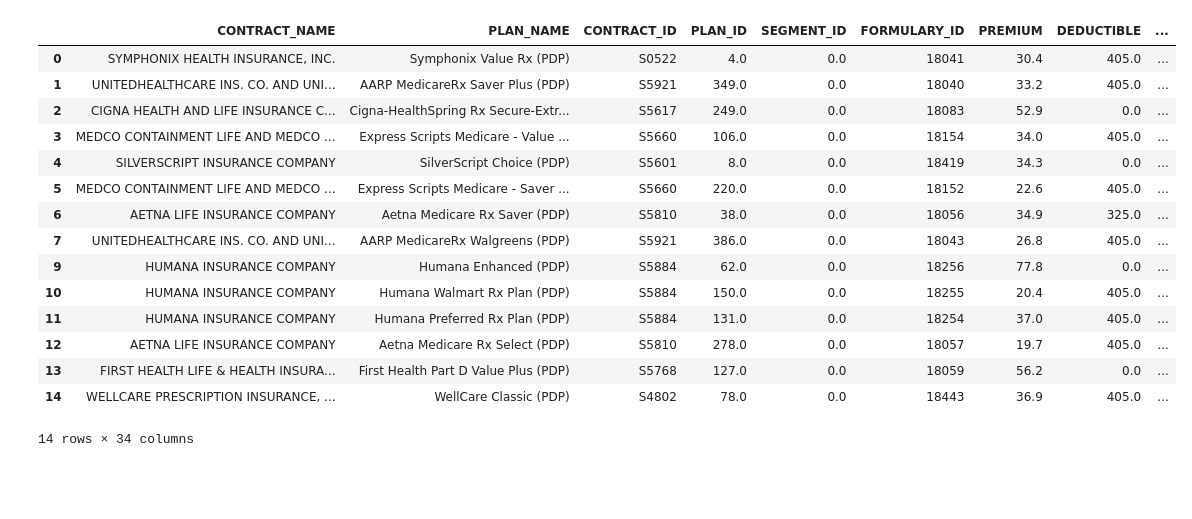
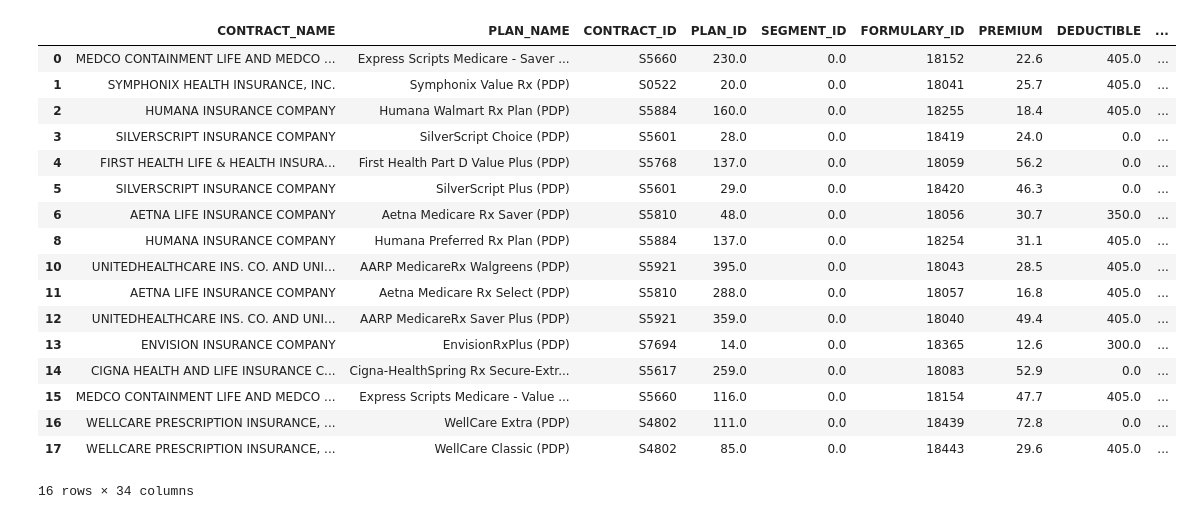
Before and after one commit to khayyamsaleem/medaccess, a Jupyter notebook: test_rxcuis.ipynb, the cells around one changed output. Drawn from its saved outputs; the diff is of its cells as text; code cells hidden in the pictures; blank space fills up the shorter version.

```diff
--- a/test_rxcuis.ipynb
+++ b/test_rxcuis.ipynb
@@ -6,13 +6,14 @@ import pandas as pd
 conn = sqlite3.connect("db/pharm_data.db", check_same_thread=False)
 # %%
 global_vars={}
-global_vars['prc'] = '4'
+global_vars['prc'] = '14'
 global_vars['meds'] = map(str,[197319,
 1049221,
 835603,
 313988,
 859751,
 896185])
+user_zip = '43201'
 
 out = pd.read_sql("select \
                 PLAN_INFO.CONTRACT_NAME, \
@@ -55,45 +56,47 @@ for med in global_vars['meds']:
                        PLAN_INFO.PLAN_ID = BENEFICIARY_COST.PLAN_ID and \
                        cast(FORMULARY_DATA.TIER_LEVEL_VALUE as integer) = \
                                                 cast(BENEFICIARY_COST.TIER as integer) \
             where \
                   PLAN_INFO.PDP_REGION_CODE is '"+str(global_vars['prc'])+"' and \
                   FORMULARY_DATA.RXCUI like '%"+med+"' and \
                   PLAN_INFO.CONTRACT_ID like 'S%' and \
                   (cast(BENEFICIARY_COST.COVERAGE_LEVEL as integer) = 0 or \
                   cast(BENEFICIARY_COST.COVERAGE_LEVEL as integer) = 1) and \
                   BENEFICIARY_COST.DAYS_SUPPLY = 1 and \
                   cast(BENEFICIARY_COST.COST_TYPE_PREF as integer) = 1\
             order by PLAN_INFO.FORMULARY_ID").split()),conn)\
         .drop_duplicates(subset='FORMULARY_ID',keep='first')\
         .reset_index(drop=True)\
         [['MED_'+med,
           'PA_'+med,
           'TIER_'+med,
           'CAP_'+med]]],axis=1)
 #ADD IN COST COLUMN
         if 'ANNUAL_TOTAL_COST' in out.columns:
             del out['ANNUAL_TOTAL_COST']
         if 'MONTHLY_COPAY' in out.columns:
             del out['MONTHLY_COPAY']
         out['ANNUAL_TOTAL_COST'] = (out[[c for c in out.columns if c[:3] == 'CAP']]*12).sum(axis=1) + out['PREMIUM']*12 + out['DEDUCTIBLE']
         out['MONTHLY_COPAY'] = out[[c for c in out.columns if c[:3] == 'CAP']].sum(axis=1)
         out = out.sort_values(by='ANNUAL_TOTAL_COST').reset_index(drop=True).dropna()
 
 display(out)
 # %% [output]
 |  | CONTRACT_NAME | PLAN_NAME | CONTRACT_ID | PLAN_ID | SEGMENT_ID | FORMULARY_ID | PREMIUM | DEDUCTIBLE | ... |
-| 0 | SYMPHONIX HEALTH INSURANCE, INC. | Symphonix Value Rx (PDP) | S0522 | 4.0 | 0.0 | 18041 | 30.4 | 405.0 | ... |
-| 1 | UNITEDHEALTHCARE INS. CO. AND UNI... | AARP MedicareRx Saver Plus (PDP) | S5921 | 349.0 | 0.0 | 18040 | 33.2 | 405.0 | ... |
-| 2 | CIGNA HEALTH AND LIFE INSURANCE C... | Cigna-HealthSpring Rx Secure-Extr... | S5617 | 249.0 | 0.0 | 18083 | 52.9 | 0.0 | ... |
-| 3 | MEDCO CONTAINMENT LIFE AND MEDCO ... | Express Scripts Medicare - Value ... | S5660 | 106.0 | 0.0 | 18154 | 34.0 | 405.0 | ... |
-| 4 | SILVERSCRIPT INSURANCE COMPANY | SilverScript Choice (PDP) | S5601 | 8.0 | 0.0 | 18419 | 34.3 | 0.0 | ... |
-| 5 | MEDCO CONTAINMENT LIFE AND MEDCO ... | Express Scripts Medicare - Saver ... | S5660 | 220.0 | 0.0 | 18152 | 22.6 | 405.0 | ... |
-| 6 | AETNA LIFE INSURANCE COMPANY | Aetna Medicare Rx Saver (PDP) | S5810 | 38.0 | 0.0 | 18056 | 34.9 | 325.0 | ... |
-| 7 | UNITEDHEALTHCARE INS. CO. AND UNI... | AARP MedicareRx Walgreens (PDP) | S5921 | 386.0 | 0.0 | 18043 | 26.8 | 405.0 | ... |
-| 9 | HUMANA INSURANCE COMPANY | Humana Enhanced (PDP) | S5884 | 62.0 | 0.0 | 18256 | 77.8 | 0.0 | ... |
-| 10 | HUMANA INSURANCE COMPANY | Humana Walmart Rx Plan (PDP) | S5884 | 150.0 | 0.0 | 18255 | 20.4 | 405.0 | ... |
-| 11 | HUMANA INSURANCE COMPANY | Humana Preferred Rx Plan (PDP) | S5884 | 131.0 | 0.0 | 18254 | 37.0 | 405.0 | ... |
-| 12 | AETNA LIFE INSURANCE COMPANY | Aetna Medicare Rx Select (PDP) | S5810 | 278.0 | 0.0 | 18057 | 19.7 | 405.0 | ... |
-| 13 | FIRST HEALTH LIFE & HEALTH INSURA... | First Health Part D Value Plus (PDP) | S5768 | 127.0 | 0.0 | 18059 | 56.2 | 0.0 | ... |
-| 14 | WELLCARE PRESCRIPTION INSURANCE, ... | WellCare Classic (PDP) | S4802 | 78.0 | 0.0 | 18443 | 36.9 | 405.0 | ... |
+| 0 | MEDCO CONTAINMENT LIFE AND MEDCO ... | Express Scripts Medicare - Saver ... | S5660 | 230.0 | 0.0 | 18152 | 22.6 | 405.0 | ... |
+| 1 | SYMPHONIX HEALTH INSURANCE, INC. | Symphonix Value Rx (PDP) | S0522 | 20.0 | 0.0 | 18041 | 25.7 | 405.0 | ... |
+| 2 | HUMANA INSURANCE COMPANY | Humana Walmart Rx Plan (PDP) | S5884 | 160.0 | 0.0 | 18255 | 18.4 | 405.0 | ... |
+| 3 | SILVERSCRIPT INSURANCE COMPANY | SilverScript Choice (PDP) | S5601 | 28.0 | 0.0 | 18419 | 24.0 | 0.0 | ... |
+| 4 | FIRST HEALTH LIFE & HEALTH INSURA... | First Health Part D Value Plus (PDP) | S5768 | 137.0 | 0.0 | 18059 | 56.2 | 0.0 | ... |
+| 5 | SILVERSCRIPT INSURANCE COMPANY | SilverScript Plus (PDP) | S5601 | 29.0 | 0.0 | 18420 | 46.3 | 0.0 | ... |
+| 6 | AETNA LIFE INSURANCE COMPANY | Aetna Medicare Rx Saver (PDP) | S5810 | 48.0 | 0.0 | 18056 | 30.7 | 350.0 | ... |
+| 8 | HUMANA INSURANCE COMPANY | Humana Preferred Rx Plan (PDP) | S5884 | 137.0 | 0.0 | 18254 | 31.1 | 405.0 | ... |
+| 10 | UNITEDHEALTHCARE INS. CO. AND UNI... | AARP MedicareRx Walgreens (PDP) | S5921 | 395.0 | 0.0 | 18043 | 28.5 | 405.0 | ... |
+| 11 | AETNA LIFE INSURANCE COMPANY | Aetna Medicare Rx Select (PDP) | S5810 | 288.0 | 0.0 | 18057 | 16.8 | 405.0 | ... |
+| 12 | UNITEDHEALTHCARE INS. CO. AND UNI... | AARP MedicareRx Saver Plus (PDP) | S5921 | 359.0 | 0.0 | 18040 | 49.4 | 405.0 | ... |
+| 13 | ENVISION INSURANCE COMPANY | EnvisionRxPlus (PDP) | S7694 | 14.0 | 0.0 | 18365 | 12.6 | 300.0 | ... |
+| 14 | CIGNA HEALTH AND LIFE INSURANCE C... | Cigna-HealthSpring Rx Secure-Extr... | S5617 | 259.0 | 0.0 | 18083 | 52.9 | 0.0 | ... |
+| 15 | MEDCO CONTAINMENT LIFE AND MEDCO ... | Express Scripts Medicare - Value ... | S5660 | 116.0 | 0.0 | 18154 | 47.7 | 405.0 | ... |
+| 16 | WELLCARE PRESCRIPTION INSURANCE, ... | WellCare Extra (PDP) | S4802 | 111.0 | 0.0 | 18439 | 72.8 | 0.0 | ... |
+| 17 | WELLCARE PRESCRIPTION INSURANCE, ... | WellCare Classic (PDP) | S4802 | 85.0 | 0.0 | 18443 | 29.6 | 405.0 | ... |
-14 rows × 34 columns
+16 rows × 34 columns
```
Also changed, not shown: parts of 5 cells of this notebook, 3 other files.
